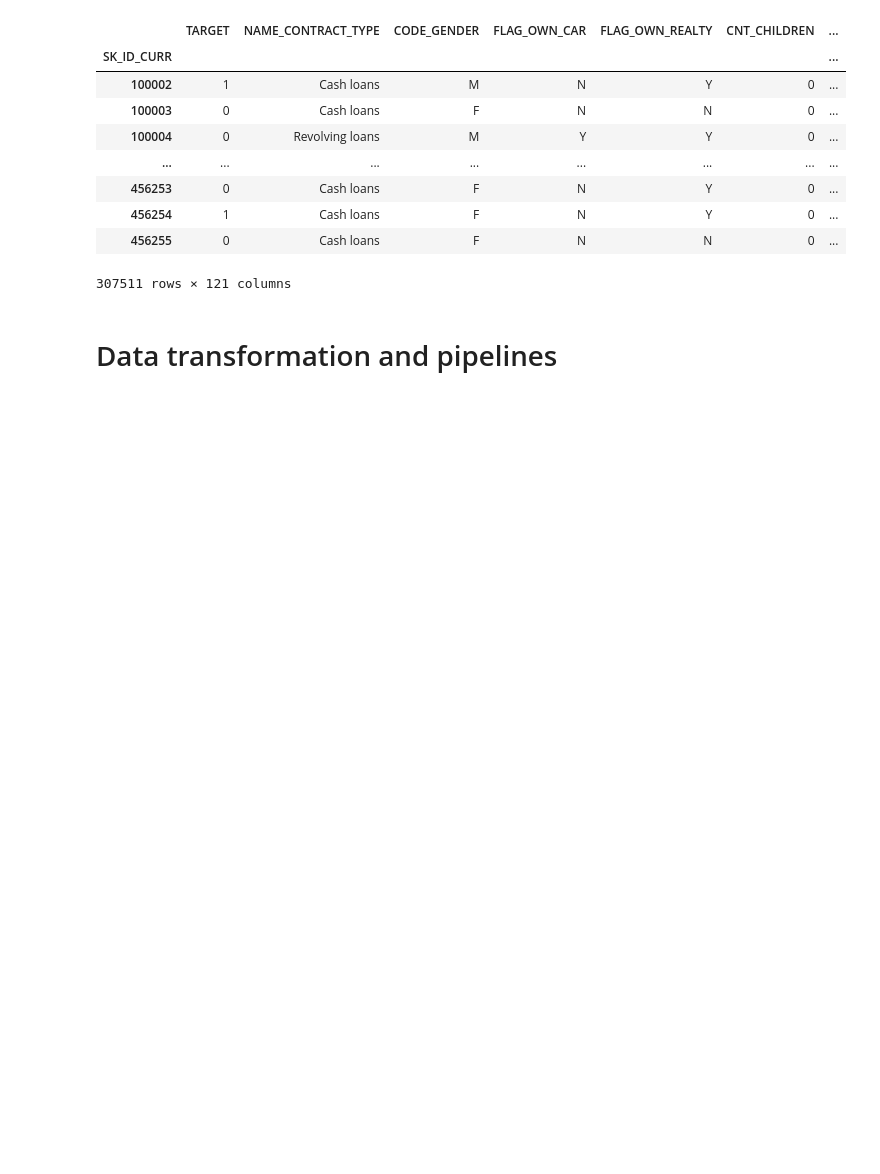
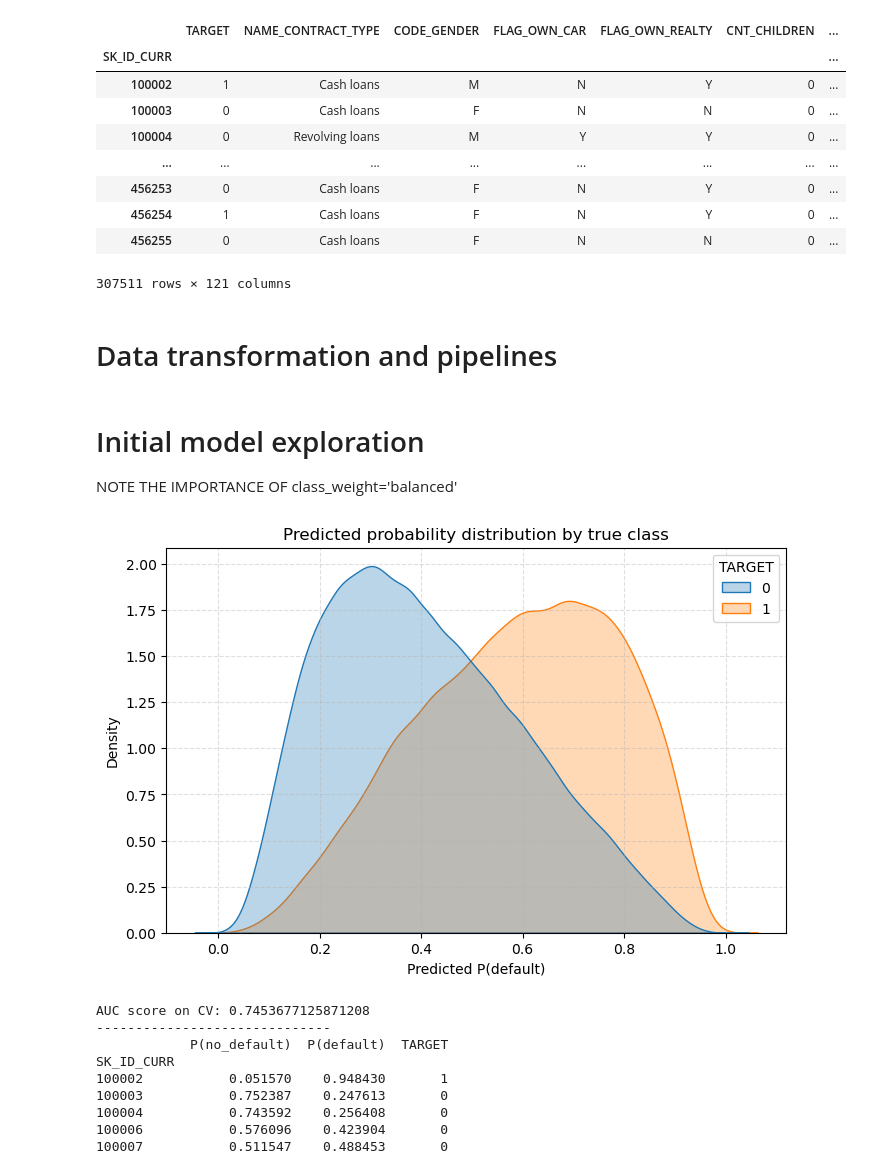
Before and after one commit to ABorda01/Project-Home-Credit-Default-Risk, a Jupyter notebook: model_selection_improv.ipynb, the cells around one changed output. Drawn from its saved outputs; the diff is of its cells as text; code cells hidden in the pictures; blank space fills up the shorter version.

```diff
--- a/model_selection_improv.ipynb
+++ b/model_selection_improv.ipynb
@@ -7,7 +7,8 @@ pd.set_option('display.max_rows', 10)
 pd.set_option('display.min_rows', 6)
 # %%
 X = pd.read_csv('application_train.csv')
-X.set_index('SK_ID_CURR')
+X = X.set_index('SK_ID_CURR')
+X
 # %% [output]
 |  | TARGET | NAME_CONTRACT_TYPE | CODE_GENDER | FLAG_OWN_CAR | FLAG_OWN_REALTY | CNT_CHILDREN | ... |
 | SK_ID_CURR |  |  |  |  |  |  | ... |
@@ -65,22 +74,69 @@ def build_pipeline(model):  # Reads the fixed columns from X, no possible leakag
 # %%
 from sklearn.model_selection import cross_val_score, cross_val_predict
-def model_eval(model, df):
+from sklearn.metrics import roc_auc_score
 
-    roc = cross_val_score(model, df, y, cv=5, scoring='roc_auc')
-    predicts = cross_val_predict(model, df, y, cv=5, method='predict_proba')
-    pred_df = pd.DataFrame(predicts, columns=['P(no_default)', 'P(default)'], index=y.index if hasattr(y, 'index') else None)
+def model_eval(pipe, df):
+
+    predicts = cross_val_predict(pipe, df, y, cv=5, method='predict_proba')
+    roc = roc_auc_score(y, predicts[:, 1])   # one pooled AUC over all out-of-fold predictions
+    pred_df = pd.DataFrame(predicts, columns=['P(no_default)', 'P(default)'], index=y.index)
+    pred_df['TARGET'] = y.values
 
     fig, ax = plt.subplots(figsize=(8, 5))
-    sns.kdeplot(data=predicts, x='P(default)', hue='TARGET', common_norm=False, fill=True, alpha=0.3, ax=ax)
+    sns.kdeplot(data=pred_df, x='P(default)', hue='TARGET', common_norm=False, fill=True, alpha=0.3, ax=ax)
     ax.set_xlabel('Predicted P(default)')
     ax.set_title('Predicted probability distribution by true class')
     ax.grid(True, linestyle='--', alpha=0.4)
     plt.show()
 
-    print(f'AUC score on CV: {roc.mean()}')
+    print(f'AUC score on CV: {roc}')
     print('------------------------------')
     print(pred_df.head())
+# %% [markdown]
+# Initial model exploration
+NOTE THE IMPORTANCE OF class_weight='balanced'
 # %%
 from sklearn.linear_model import LogisticRegression
 
-pipe = build_pipeline(LogisticRegression(class_weight='balanced'))
+"""
+ ─────────────────────────────────────────────────────────────────────────
+ HOW `pipe` WORKS  (pipe = Pipeline([('preprocess', ...), ('model', ...)]))
+
+ pipe.fit(X, y):
+   1. preprocess.fit_transform(X)   -> LEARNS median/categories/min-max
+                                        from X, AND transforms X using them
+   2. model.fit(X_transformed, y)   -> LEARNS model params (coefs/splits/etc.)
+                                        from the transformed data
+
+ pipe.predict(Z)  /  pipe.predict_proba(Z):
+   1. preprocess.transform(Z)       -> APPLIES the median/categories/min-max
+                                        already learned during .fit() --
+                                        does NOT relearn anything from Z
+   2. model.predict(Z_transformed)  -> APPLIES the model params already
+                                        learned during .fit()
+
+   => .predict()/.predict_proba() never fit anything. Always call .fit()
+      first, on raw training data, before predicting on anything.
+    --      --      --      --      --      --      --      --      --
+ Rule of thumb:
+   .fit() / cross_val_score() / GridSearchCV(...).fit()  -> always raw X, y
+   .predict() / .predict_proba() / .transform()          -> always raw data
+   (X_transformed, the standalone preprocessed snapshot, never goes back
+   into pipe -- it's for inspection/plotting only.)
+ ─────────────────────────────────────────────────────────────────────────
+"""
+
+pipe, X_train = build_pipeline(LogisticRegression(class_weight='balanced', max_iter=500)) # NOTE class_weight='balanced'
+
+model_eval(pipe, X)
+# %% [output]
+[figure, added]
+AUC score on CV: 0.7453677125871208
+------------------------------
+            P(no_default)  P(default)  TARGET
+SK_ID_CURR
+100002           0.051570    0.948430       1
+100003           0.752387    0.247613       0
+100004           0.743592    0.256408       0
+100006           0.576096    0.423904       0
+100007           0.511547    0.488453       0
```
Also changed, not shown: parts of 6 cells of this notebook, 1 other file.
